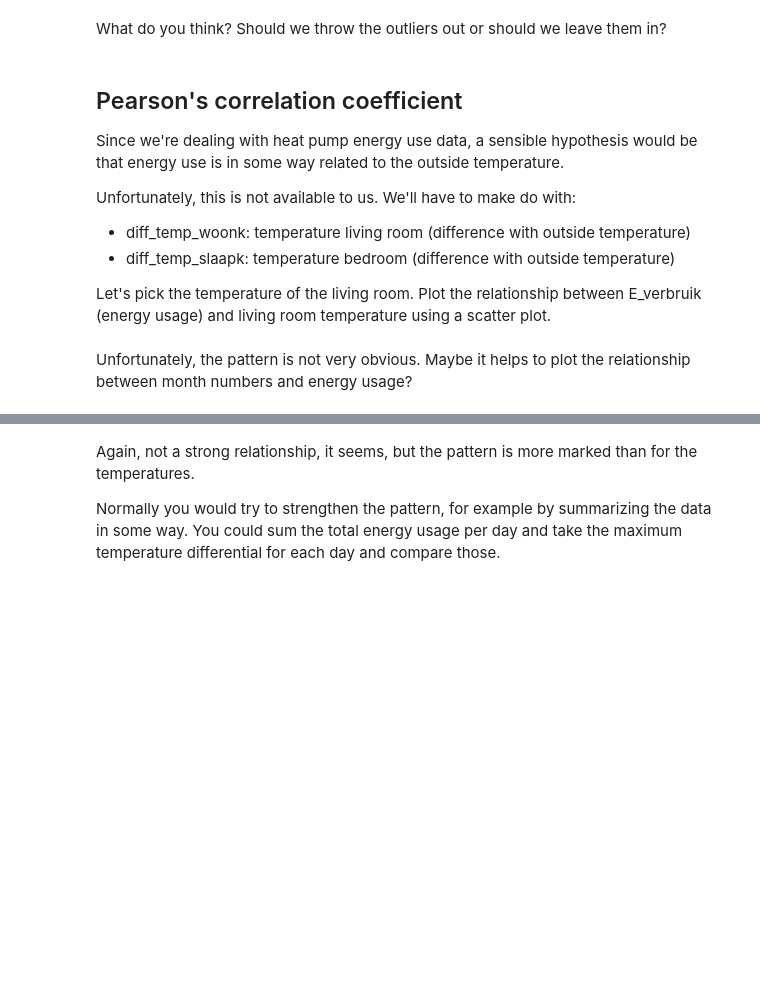
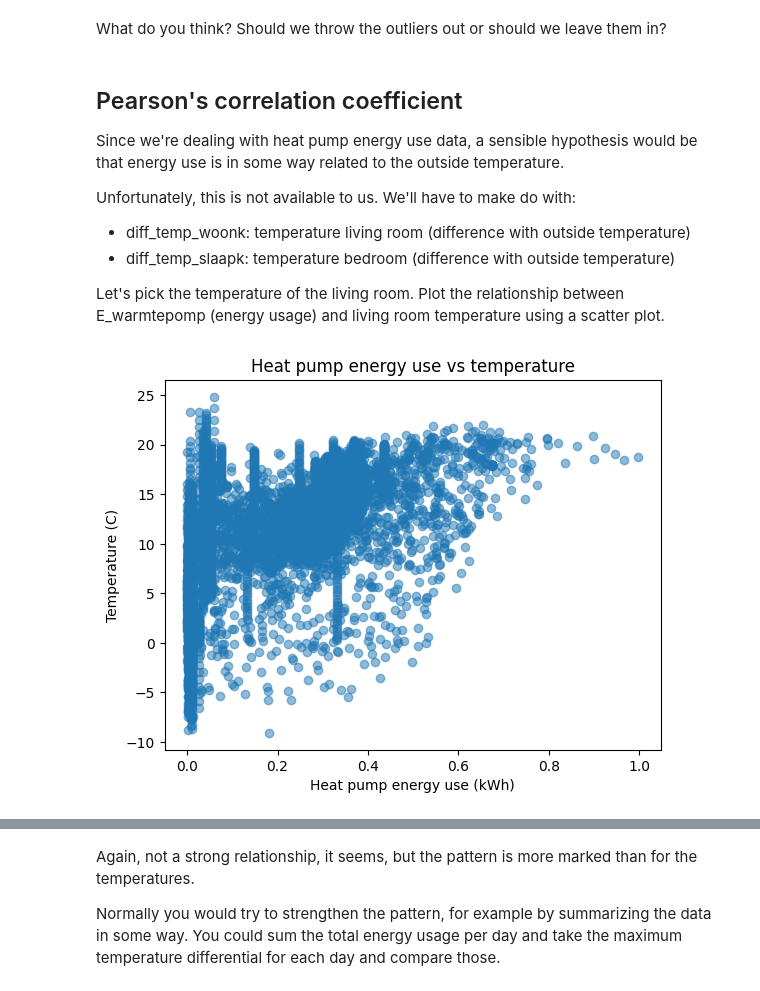
Before and after one commit to AIM-MADS-DATEXP/workshop-distributions-correlations, a Jupyter notebook: notebooks/distributions_correlations.ipynb, the cells around one changed output, grey strips where cells are left out. Saved outputs shown, nothing was run; the diff lists cells and outputs as text; code cells hidden in the pictures; blank space fills up the shorter version.

```diff
--- a/notebooks/distributions_correlations.ipynb
+++ b/notebooks/distributions_correlations.ipynb
@@ -181,4 +169,4 @@ Unfortunately, this is not available to us. We'll have to make do with:
 - diff_temp_woonk: temperature living room (difference with outside temperature)
 - diff_temp_slaapk: temperature bedroom (difference with outside temperature)
 
-Let's pick the temperature of the living room. Plot the relationship between E_verbruik (energy usage) and living room temperature using a scatter plot.
+Let's pick the temperature of the living room. Plot the relationship between E_warmtepomp (energy usage) and living room temperature using a scatter plot.
@@ -187,2 +173,13 @@ Let's pick the temperature of the living room. Plot the relationship between E_v
-# %% [markdown]
-Unfortunately, the pattern is not very obvious. Maybe it helps to plot the relationship between month numbers and energy usage?
+# %%
+# Your code goes here:
+fig, ax = plt.subplots()
+plt.scatter(dfhp['E_warmtepomp'], dfhp['diff_temp_woonk'], alpha = 0.5)
+
+ax.set_title("Heat pump energy use vs temperature")
+ax.set_ylabel("Temperature (C)")
+ax.set_xlabel("Heat pump energy use (kWh)")
+
+
+plt.show()
+# %% [output]
+[figure, added]
```
Also changed, not shown: parts of 8 cells of this notebook.
